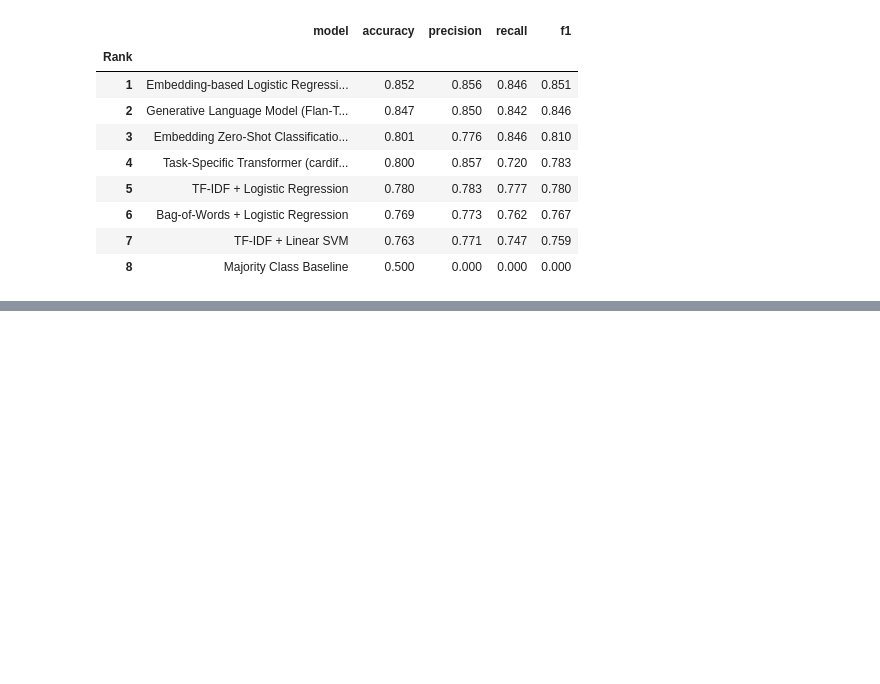
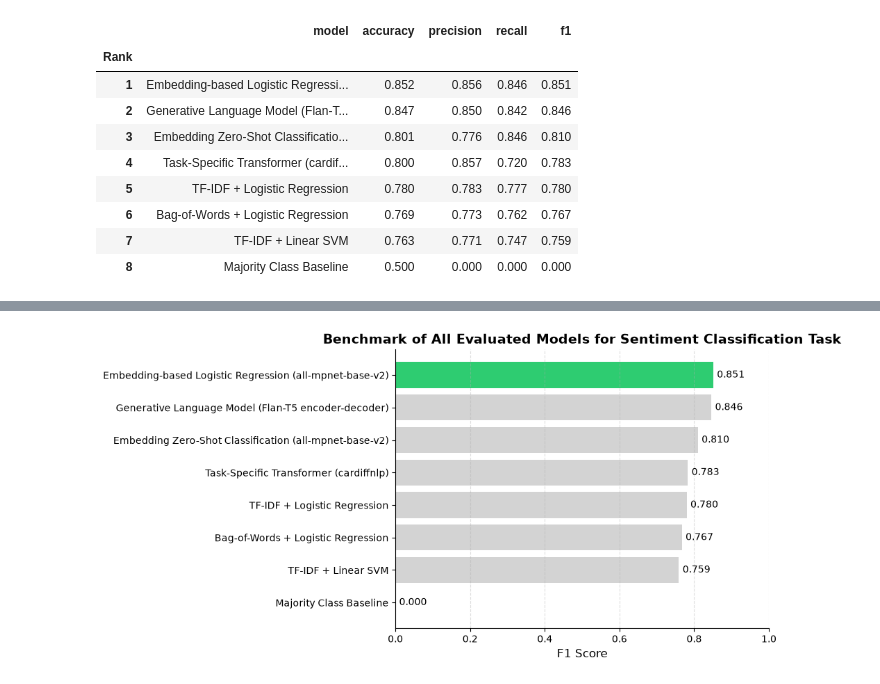
Before and after one commit to Alireza-Mirzadeh/llm-text-classification-benchmark, a Jupyter notebook: notebooks/03_transformer_models.ipynb, the cells around one changed output, grey strips where cells are left out. Cells and saved outputs as stored; diff of their text form; code cells hidden in the pictures; blank space fills up the shorter version.

Commit message:
Add final results

```diff
--- a/notebooks/03_transformer_models.ipynb
+++ b/notebooks/03_transformer_models.ipynb
@@ -49,6 +49,9 @@ from sklearn.metrics.pairwise import cosine_similarity
 
 import numpy as np
 import torch
+
+FIGURES_DIR = Path("../reports/figures/eda")
+FIGURES_DIR.mkdir(parents=True, exist_ok=True)
 # %% [markdown]
 # 0- Data Preparation
 # %%
@@ -218,6 +233,6 @@ plt.show()
 # %%
 # Load benchmark results for comparison
-benchmark_results_path = Path("reports/results/benchmark_results.csv")
+benchmark_results_path = Path("../reports/results/benchmark_results.csv")
 
 benchmark_df = pd.read_csv(benchmark_results_path)
 
@@ -681,6 +741,11 @@ plt.show()
 # %%
 # Add the generative encoder-decoder t5 model results to the benchmark results DataFrame
-results.append({"model": "Generative Language Model (Flan-T5 encoder-decoder)", **metrics_generative})
+results.append(
+    {
+        "model": "Generative Language Model (Flan-T5 encoder-decoder)",
+        **metrics_generative,
+    }
+)
 # Add the task-specific transformer model results to the benchmark results DataFrame
 benchmark_df = pd.concat([benchmark_df, pd.DataFrame(results)], ignore_index=True)
 
@@ -710,0 +820,70 @@ benchmark_df
+# %%
+# Visualize the benchmark results using a horizontal bar chart
+
+benchmark_df = benchmark_df.sort_values(by="f1", ascending=True)
+
+# Highlight the best model
+colors = [
+    "#D3D3D3" if f1 != benchmark_df["f1"].max() else "#2ECC71"
+    for f1 in benchmark_df["f1"]
+]
+
+fig, ax = plt.subplots(figsize=(10, 5))
+
+bars = ax.barh(
+    benchmark_df["model"],
+    benchmark_df["f1"],
+    color=colors
+)
+
+# Labels on bars
+
+for bar in bars:
+    width = bar.get_width()
+
+    ax.text(
+        width + 0.01,
+        bar.get_y() + bar.get_height() / 2,
+        f"{width:.3f}",
+        va="center",
+        fontsize=10,
+    )
+
+# Formatting
+
+ax.set_xlim(0, 1)
+
+ax.set_xlabel("F1 Score", fontsize=12)
+
+ax.set_ylabel("")
+
+ax.set_title(
+    "Benchmark of All Evaluated Models for Sentiment Classification Task",
+    fontsize=14,
+    fontweight="bold",
+)
+
+# Remove unnecessary borders
+ax.spines["top"].set_visible(False)
+ax.spines["right"].set_visible(False)
+
+# Light grid
+ax.grid(
+    axis="x",
+    linestyle="--",
+    alpha=0.4,
+)
+
+plt.tight_layout()
+
+# Save figure
+
+figure_path = FIGURES_DIR / "benchmark_results_final.png"
+
+fig.savefig(
+    figure_path,
+)
+
+plt.show()
+# %% [output]
+[figure, added]
```
Also changed, not shown: parts of 14 cells of this notebook, 7 other files.
